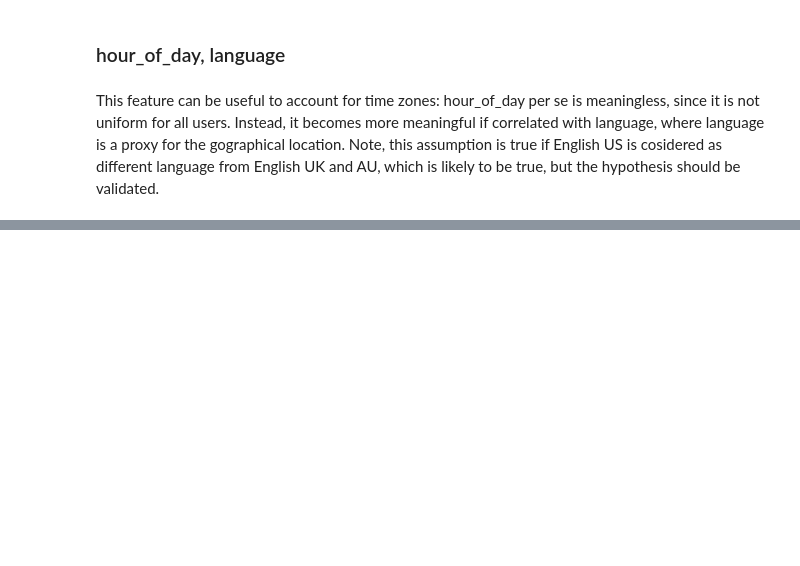
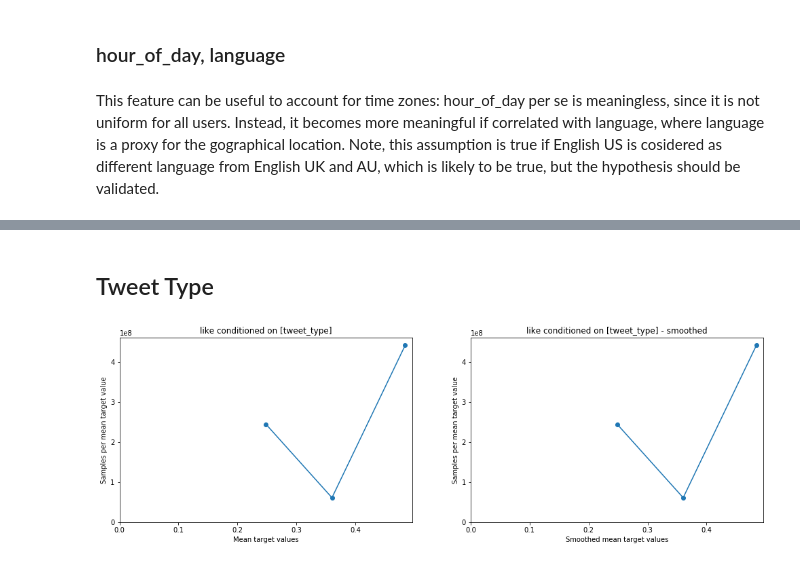
Before and after one commit to MAL-TO/recsys-2021, a Jupyter notebook: notebooks/eda-target-encoding.ipynb, the cells around one changed output, grey strips where cells are left out. Saved outputs shown, nothing was run; the diff lists cells and outputs as text; code cells hidden in the pictures; blank space fills up the shorter version.

```diff
--- a/notebooks/eda-target-encoding.ipynb
+++ b/notebooks/eda-target-encoding.ipynb
@@ -270,0 +314,7 @@ result = conditional_prob(df, ["language"], "binary_like_timestamp", ALPHA, [hou
+# %% [markdown]
+## Tweet Type
+# %%
+# Messo da andrea
+result = conditional_prob(df, ["tweet_type"], "binary_like_timestamp", ALPHA)
+# %% [output]
+[figure, added]
```
Also changed, not shown: parts of 17 cells of this notebook, 1 other file.
